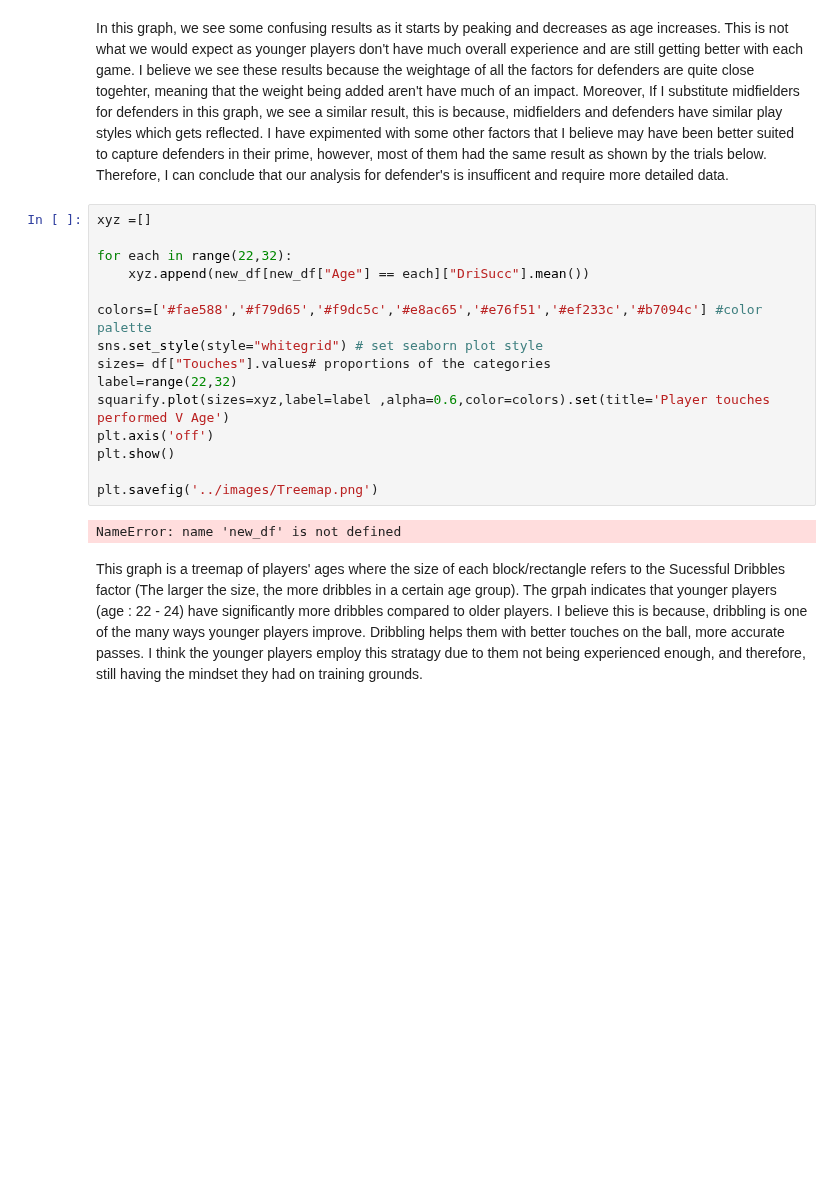
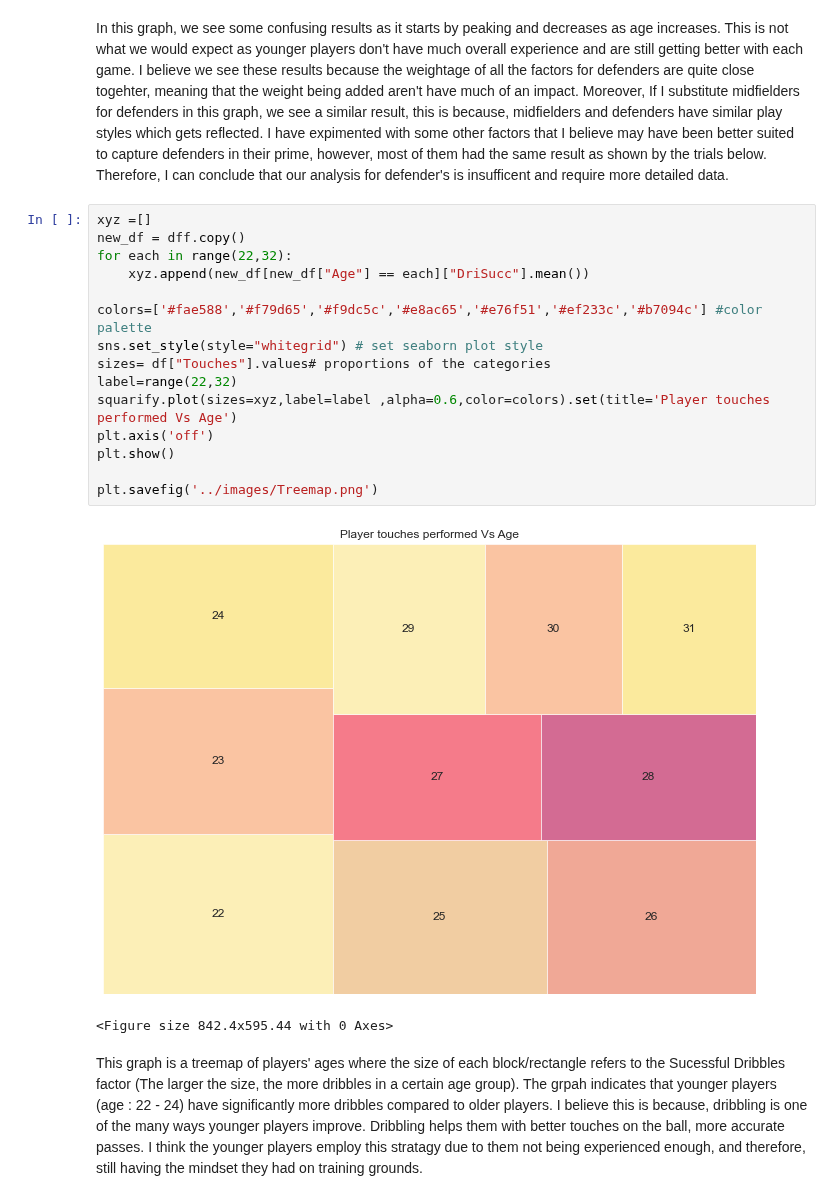
Before and after one commit to ubco-W2022T1-cosc301/project-group-25, a Jupyter notebook: notebooks/analysis3.ipynb, the cells around one changed output. Saved outputs shown, nothing was run; the diff lists cells and outputs as text; blank space fills up the shorter version.

```diff
--- a/notebooks/analysis3.ipynb
+++ b/notebooks/analysis3.ipynb
@@ -218,21 +214,22 @@ sns.barplot(data = Def, x = "Age", y = "Weighted_Score").set(title='Defenders We
 In this graph, we see some confusing results as it starts by peaking and decreases as age increases. This is not what we would expect as younger players don't have much overall experience and are still getting better with each game. I believe we see these results because the weightage of all the factors for defenders are quite close togehter, meaning that the weight being added aren't have much of an impact. Moreover, If I substitute midfielders for defenders in this graph, we see a similar result, this is because, midfielders and defenders have similar play styles which gets reflected. I have expimented with some other factors that I believe may have been better suited to capture defenders in their prime, however, most of them had the same result as shown by the trials below. Therefore, I can conclude that our analysis for defender's is insufficent and require more detailed data.
 # %%
 xyz =[]
-
+new_df = dff.copy()
 for each in range(22,32):
     xyz.append(new_df[new_df["Age"] == each]["DriSucc"].mean())
 
 colors=['#fae588','#f79d65','#f9dc5c','#e8ac65','#e76f51','#ef233c','#b7094c'] #color palette
 sns.set_style(style="whitegrid") # set seaborn plot style
 sizes= df["Touches"].values# proportions of the categories
 label=range(22,32)
-squarify.plot(sizes=xyz,label=label ,alpha=0.6,color=colors).set(title='Player touches performed V Age')
+squarify.plot(sizes=xyz,label=label ,alpha=0.6,color=colors).set(title='Player touches performed Vs Age')
 plt.axis('off')
 plt.show()
 
 plt.savefig('../images/Treemap.png')
 # %% [output]
+[figure, added]
-NameError: name 'new_df' is not defined
+<Figure size 842.4x595.44 with 0 Axes>
 # %% [markdown]
 This graph is a treemap of players' ages where the size of each block/rectangle refers to the Sucessful Dribbles factor (The larger the size, the more dribbles in a certain age group). The grpah indicates that younger players (age : 22 - 24) have significantly more dribbles compared to older players. I believe this is because, dribbling is one of the many ways younger players improve. Dribbling helps them with better touches on the ball, more accurate passes. I think the younger players employ this stratagy due to them not being experienced enough, and therefore, still having the mindset they had on training grounds.
 # %% [markdown]
```
Also changed, not shown: parts of 4 cells of this notebook, 6 other files.
